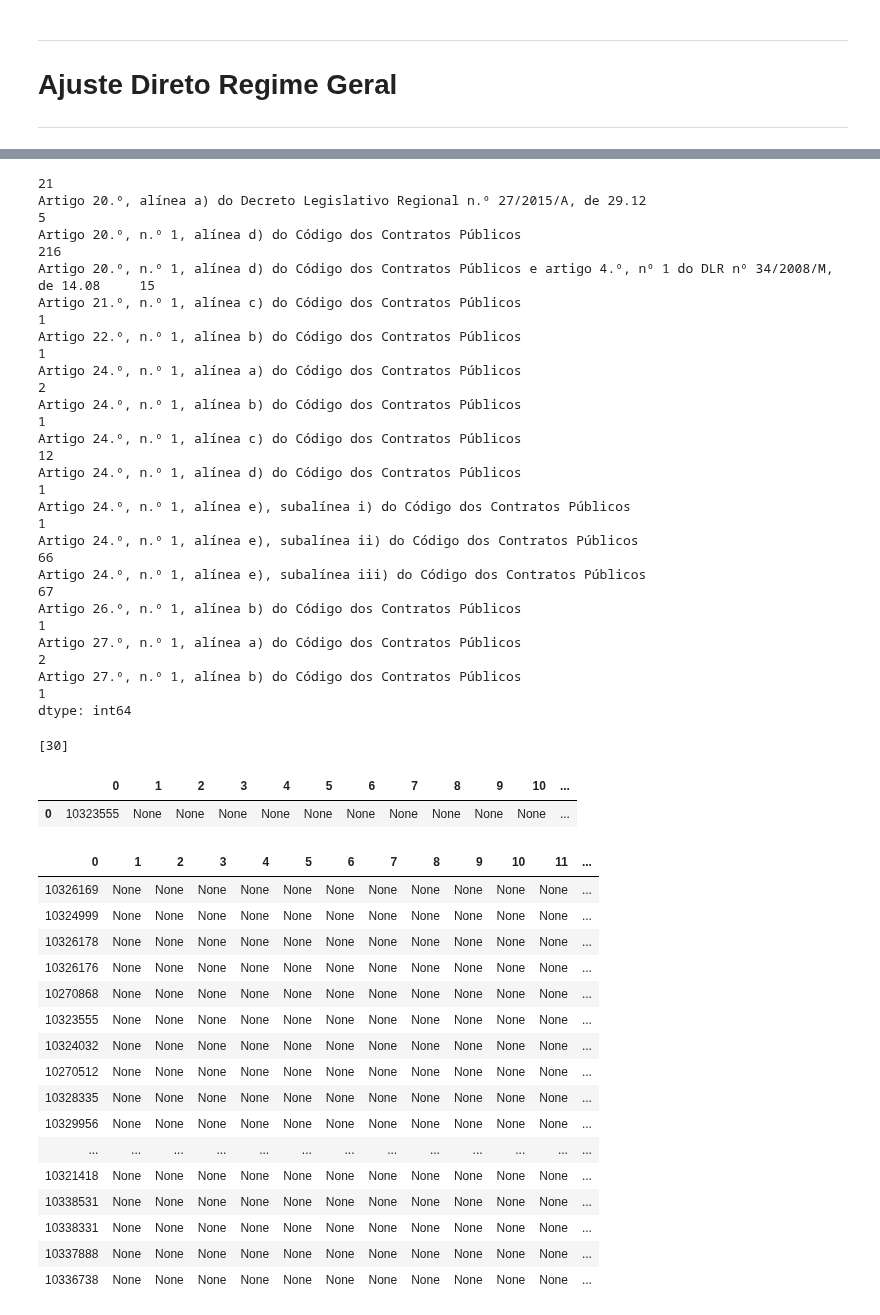
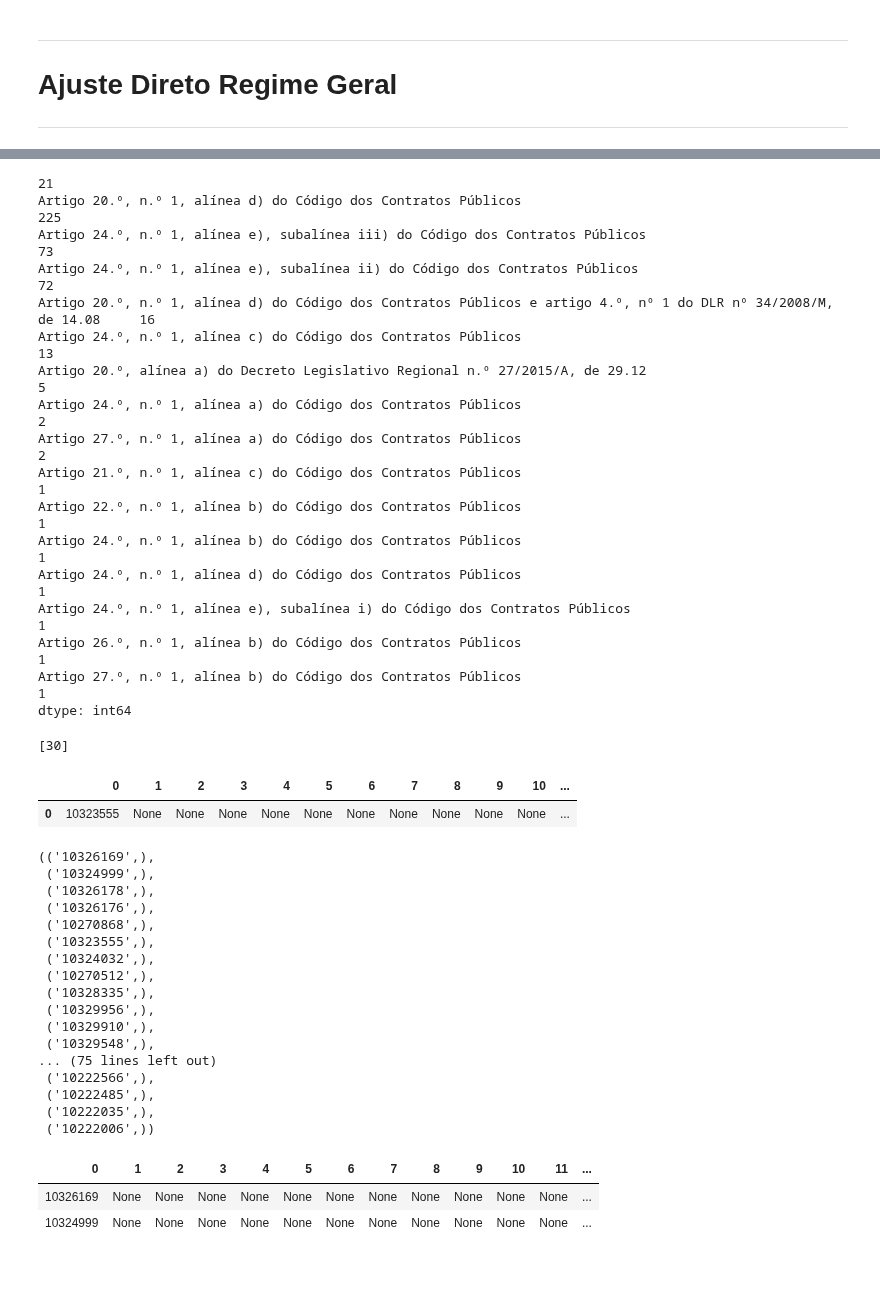
Before and after one commit to francisco-vpereira/ForceraIntership, a Jupyter notebook: forcera/scripts/contratos_v2.ipynb, the cells around one changed output, grey strips where cells are left out. Saved outputs shown, nothing was run; the diff lists cells and outputs as text; code cells hidden in the pictures; blank space fills up the shorter version.

```diff
--- a/forcera/scripts/contratos_v2.ipynb
+++ b/forcera/scripts/contratos_v2.ipynb
@@ -907,24 +913,24 @@ min          300.00
 max      3415500.00
 Name: PrecoContratual, dtype: object
 # %%
-# Conjunto de fundamentações para ajustes diretos
-(ajustesdir).groupby(21).size()
+# Conjunto de fundamentações para ajustes diretos por ordem decrescente de ocorrência
+(ajustesdir).groupby(21).size().sort_values(ascending = False)
 # %% [output]
 21
+Artigo 20.º, n.º 1, alínea d) do Código dos Contratos Públicos                                                     225
+Artigo 24.º, n.º 1, alínea e), subalínea iii) do Código dos Contratos Públicos                                      73
+Artigo 24.º, n.º 1, alínea e), subalínea ii) do Código dos Contratos Públicos                                       72
+Artigo 20.º, n.º 1, alínea d) do Código dos Contratos Públicos e artigo 4.º, nº 1 do DLR nº 34/2008/M, de 14.08     16
+Artigo 24.º, n.º 1, alínea c) do Código dos Contratos Públicos                                                      13
 Artigo 20.º, alínea a) do Decreto Legislativo Regional n.º 27/2015/A, de 29.12                                       5
-Artigo 20.º, n.º 1, alínea d) do Código dos Contratos Públicos                                                     216
-Artigo 20.º, n.º 1, alínea d) do Código dos Contratos Públicos e artigo 4.º, nº 1 do DLR nº 34/2008/M, de 14.08     15
+Artigo 24.º, n.º 1, alínea a) do Código dos Contratos Públicos                                                       2
+Artigo 27.º, n.º 1, alínea a) do Código dos Contratos Públicos                                                       2
 Artigo 21.º, n.º 1, alínea c) do Código dos Contratos Públicos                                                       1
 Artigo 22.º, n.º 1, alínea b) do Código dos Contratos Públicos                                                       1
-Artigo 24.º, n.º 1, alínea a) do Código dos Contratos Públicos                                                       2
 Artigo 24.º, n.º 1, alínea b) do Código dos Contratos Públicos                                                       1
-Artigo 24.º, n.º 1, alínea c) do Código dos Contratos Públicos                                                      12
 Artigo 24.º, n.º 1, alínea d) do Código dos Contratos Públicos                                                       1
 Artigo 24.º, n.º 1, alínea e), subalínea i) do Código dos Contratos Públicos                                         1
-Artigo 24.º, n.º 1, alínea e), subalínea ii) do Código dos Contratos Públicos                                       66
-Artigo 24.º, n.º 1, alínea e), subalínea iii) do Código dos Contratos Públicos                                      67
 Artigo 26.º, n.º 1, alínea b) do Código dos Contratos Públicos                                                       1
-Artigo 27.º, n.º 1, alínea a) do Código dos Contratos Públicos                                                       2
 Artigo 27.º, n.º 1, alínea b) do Código dos Contratos Públicos                                                       1
 dtype: int64
 # %%
@@ -943,27 +949,34 @@ HTML((contrato(ajdir[30])).to_html(index=True))
 [30]
 |  | 0 | 1 | 2 | 3 | 4 | 5 | 6 | 7 | 8 | 9 | 10 | ... |
 | 0 | 10323555 | None | None | None | None | None | None | None | None | None | None | ... |
+# %%
+# ID's dos ajustes diretos com flag
+redflag2(ajustesdir, ajdir)
+# %% [output]
+(('10326169',),
+ ('10324999',),
+ ('10326178',),
+ ('10326176',),
+ ('10270868',),
+ ('10323555',),
+ ('10324032',),
+ ('10270512',),
+ ('10328335',),
+ ('10329956',),
+ ('10329910',),
+ ('10329548',),
+... (75 lines left out)
+ ('10222566',),
+ ('10222485',),
+ ('10222035',),
+ ('10222006',))
 # %%
 # Ajustes Diretos com preço contratual superior a 20.000€
-h(contratos(redflag2(ajustesdir, ajdir)))
+h(contratos(redflag2(ajustesdir, ajdir)).head(2))
 # %% [output]
 | 0 | 1 | 2 | 3 | 4 | 5 | 6 | 7 | 8 | 9 | 10 | 11 | ... |
 | 10326169 | None | None | None | None | None | None | None | None | None | None | None | ... |
 | 10324999 | None | None | None | None | None | None | None | None | None | None | None | ... |
-| 10326178 | None | None | None | None | None | None | None | None | None | None | None | ... |
-| 10326176 | None | None | None | None | None | None | None | None | None | None | None | ... |
-| 10270868 | None | None | None | None | None | None | None | None | None | None | None | ... |
-| 10323555 | None | None | None | None | None | None | None | None | None | None | None | ... |
-| 10324032 | None | None | None | None | None | None | None | None | None | None | None | ... |
-| 10270512 | None | None | None | None | None | None | None | None | None | None | None | ... |
-| 10328335 | None | None | None | None | None | None | None | None | None | None | None | ... |
-| 10329956 | None | None | None | None | None | None | None | None | None | None | None | ... |
-| ... | ... | ... | ... | ... | ... | ... | ... | ... | ... | ... | ... | ... |
-| 10321418 | None | None | None | None | None | None | None | None | None | None | None | ... |
-| 10338531 | None | None | None | None | None | None | None | None | None | None | None | ... |
-| 10338331 | None | None | None | None | None | None | None | None | None | None | None | ... |
-| 10337888 | None | None | None | None | None | None | None | None | None | None | None | ... |
-| 10336738 | None | None | None | None | None | None | None | None | None | None | None | ... |
 # %%
 print('Nr de Ajustes Diretos :', len(ajustesdir))
 print('Nr de Ajustes Diretos Suspeitos :', len(contratos(redflag2(ajustesdir, ajdir))))
```
Also changed, not shown: parts of 17 cells of this notebook.
